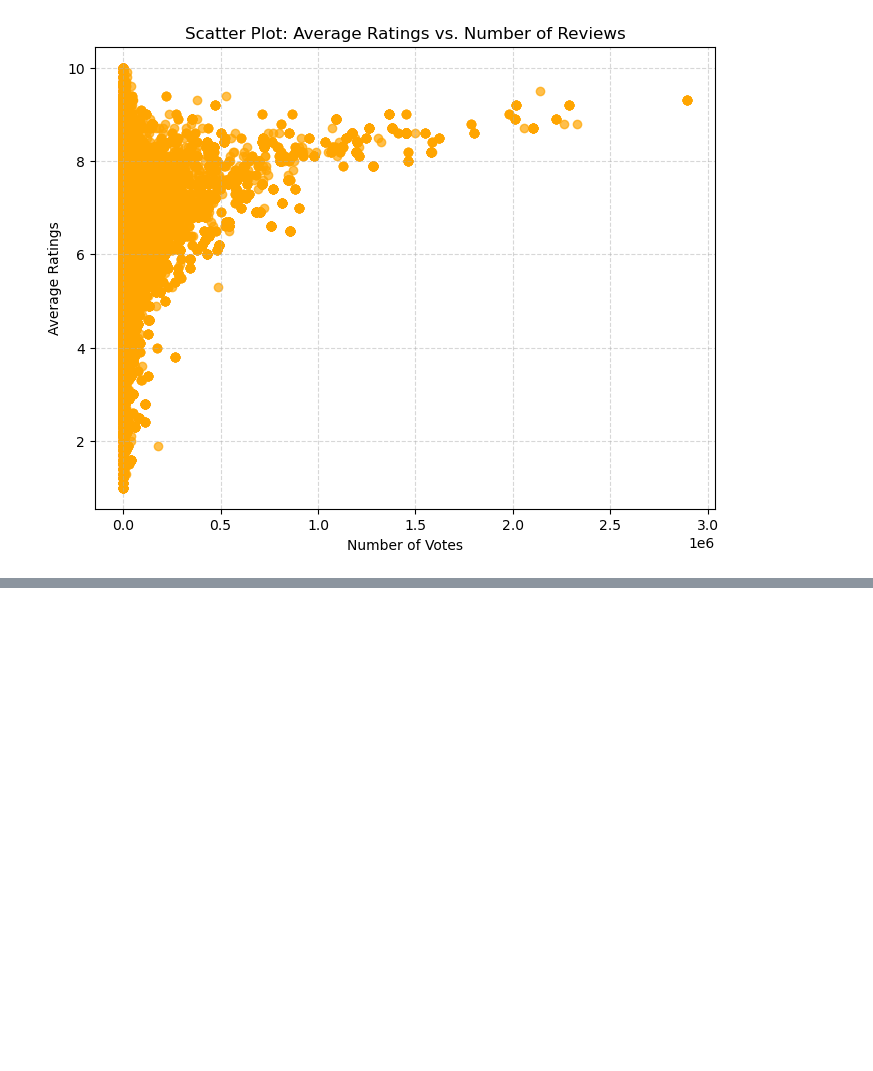
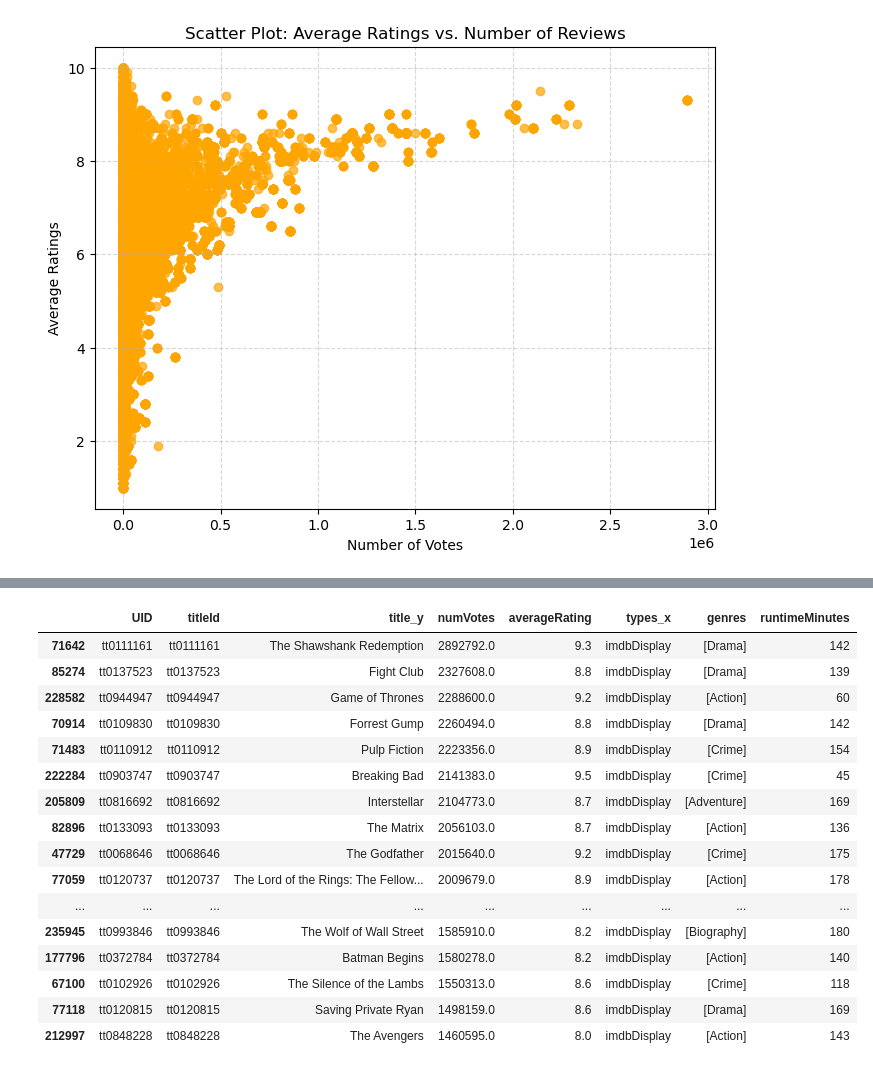
Before and after one commit to Rams7771/Project-1---Group-3, a Jupyter notebook: Merge-ALL.ipynb, the cells around one changed output, grey strips where cells are left out. Drawn from its saved outputs; the diff is of its cells as text; code cells hidden in the pictures; blank space fills up the shorter version.

```diff
--- a/Merge-ALL.ipynb
+++ b/Merge-ALL.ipynb
@@ -207,0 +259,20 @@ print(top_10_movies[['title_y', 'numVotes']])
+# %%
+unique_df.sort_values(by=['numVotes','averageRating'], ascending=False).head(20)
+# %% [output]
+|  | UID | titleId | title_y | numVotes | averageRating | types_x | genres | runtimeMinutes |
+| 71642 | tt0111161 | tt0111161 | The Shawshank Redemption | 2892792.0 | 9.3 | imdbDisplay | [Drama] | 142 |
+| 85274 | tt0137523 | tt0137523 | Fight Club | 2327608.0 | 8.8 | imdbDisplay | [Drama] | 139 |
+| 228582 | tt0944947 | tt0944947 | Game of Thrones | 2288600.0 | 9.2 | imdbDisplay | [Action] | 60 |
+| 70914 | tt0109830 | tt0109830 | Forrest Gump | 2260494.0 | 8.8 | imdbDisplay | [Drama] | 142 |
+| 71483 | tt0110912 | tt0110912 | Pulp Fiction | 2223356.0 | 8.9 | imdbDisplay | [Crime] | 154 |
+| 222284 | tt0903747 | tt0903747 | Breaking Bad | 2141383.0 | 9.5 | imdbDisplay | [Crime] | 45 |
+| 205809 | tt0816692 | tt0816692 | Interstellar | 2104773.0 | 8.7 | imdbDisplay | [Adventure] | 169 |
+| 82896 | tt0133093 | tt0133093 | The Matrix | 2056103.0 | 8.7 | imdbDisplay | [Action] | 136 |
+| 47729 | tt0068646 | tt0068646 | The Godfather | 2015640.0 | 9.2 | imdbDisplay | [Crime] | 175 |
+| 77059 | tt0120737 | tt0120737 | The Lord of the Rings: The Fellow... | 2009679.0 | 8.9 | imdbDisplay | [Action] | 178 |
+| ... | ... | ... | ... | ... | ... | ... | ... | ... |
+| 235945 | tt0993846 | tt0993846 | The Wolf of Wall Street | 1585910.0 | 8.2 | imdbDisplay | [Biography] | 180 |
+| 177796 | tt0372784 | tt0372784 | Batman Begins | 1580278.0 | 8.2 | imdbDisplay | [Action] | 140 |
+| 67100 | tt0102926 | tt0102926 | The Silence of the Lambs | 1550313.0 | 8.6 | imdbDisplay | [Crime] | 118 |
+| 77118 | tt0120815 | tt0120815 | Saving Private Ryan | 1498159.0 | 8.6 | imdbDisplay | [Drama] | 169 |
+| 212997 | tt0848228 | tt0848228 | The Avengers | 1460595.0 | 8.0 | imdbDisplay | [Action] | 143 |
```
Also changed, not shown: parts of 19 cells of this notebook.
